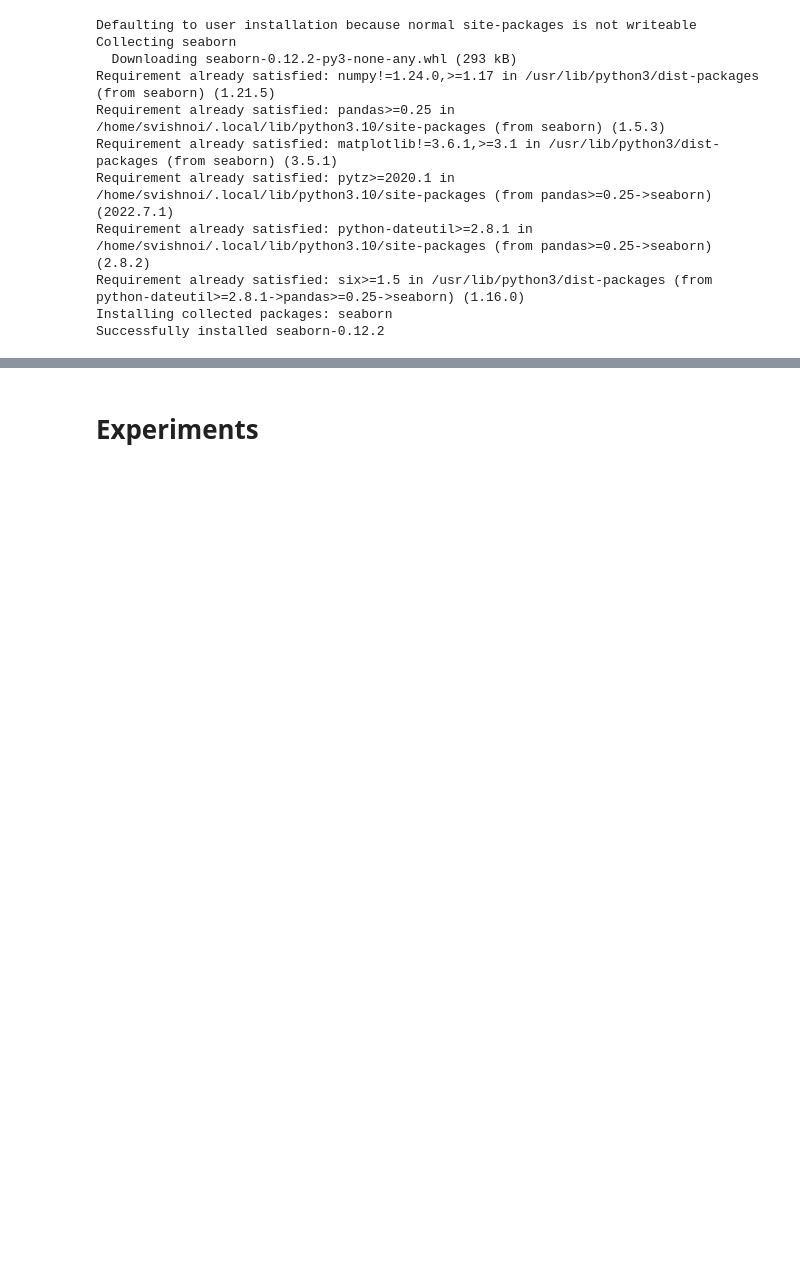
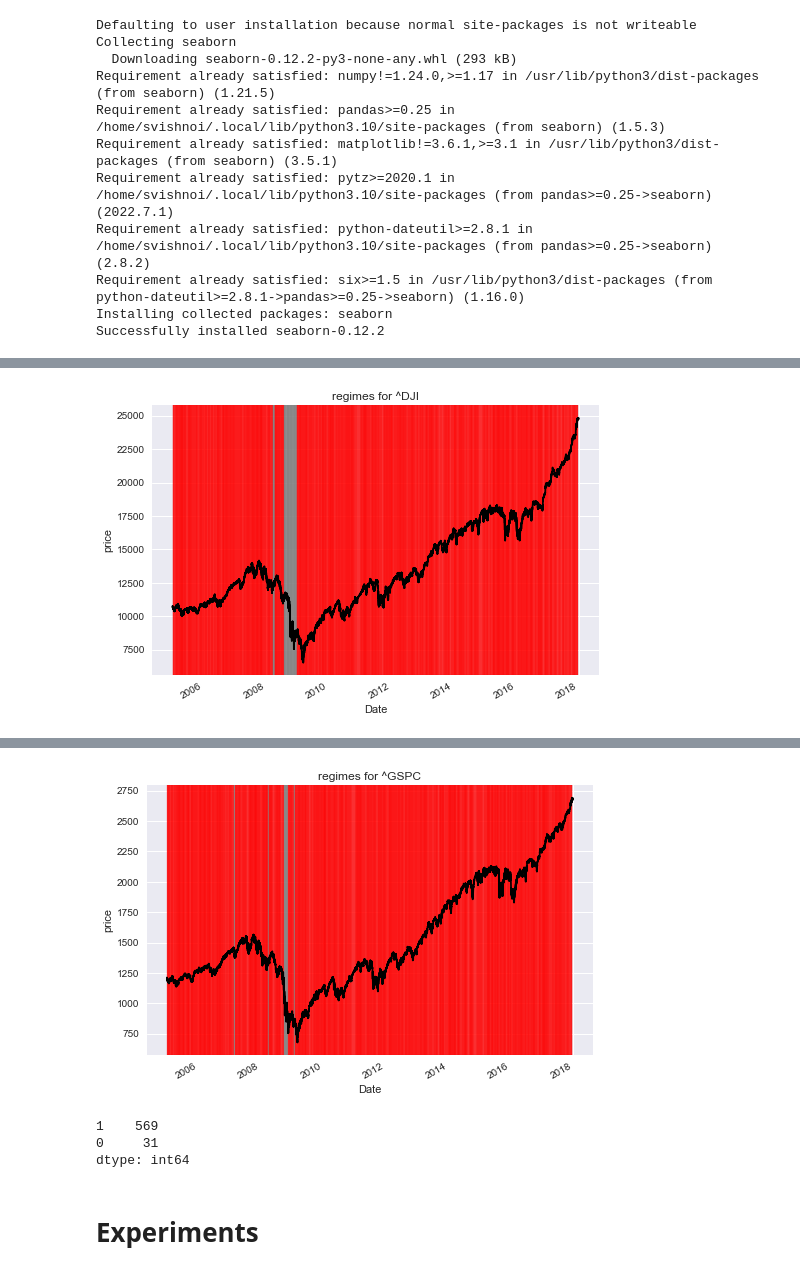
Before and after one commit to uday-31/detecting-market-regime-changes, a Jupyter notebook: detecting-regime-change.ipynb, the cells around one changed output, grey strips where cells are left out. Drawn from its saved outputs; the diff is of its cells as text; code cells hidden in the pictures; blank space fills up the shorter version.

```diff
--- a/detecting-regime-change.ipynb
+++ b/detecting-regime-change.ipynb
@@ -38,13 +38,18 @@ sns.set_theme()
 
 TYPE = 'equity' # 'equity' or 'fx' or 'bond'
 
-TICKER_MAPPER = {'equity':['^DJI','^GSPC','^IXIC'],
+TICKER_MAPPER = {'equity':['^DJI','^GSPC'],
                 'bond':['^TNX', '^IRX'],
                 'fx':['RUB=X','GBP=X','JPY=X']}
 
 TICKERS = TICKER_MAPPER[TYPE]
 START_DATE = "2005-01-01"
-THETA = 0.005
+TRAIN_END = "2017-12-31"
+VALID_START = "2018-01-01"
+VALID_END = "2019-12-31"
+TEST_START = "2020-01-01"
+
+THETA = 0.0025
 NUM_REGIMES = 2
 
 TRADING_DAY = {'equity':6.5, 'fx':12,'bond':9} # number of hours in a day we offset
@@ -53,20 +58,30 @@ TEST_TICKER = TICKERS[-1] # if we need to debug for a single ticker
 """Pipeline"""
 
 df_ts = get_data(TICKERS, START_DATE, TRADING_DAY[TYPE]/2)
-df_ret = df_ts.pct_change().dropna()
 
-DC = {}
-for ticker in TICKERS:
-    DC[ticker] = get_DC_data(df_ts[ticker], THETA)
+ts = {}
+ts['train'] = df_ts.loc[:TRAIN_END,:]
+ts['valid'] = df_ts.loc[VALID_START:VALID_END,:]
+ts['test'] = df_ts.loc[TEST_START:]
+
+dc = {}
+for cat in ['train','valid','test']:
+    dc[cat] = {}
+    for ticker in TICKERS:
+        dc[cat][ticker] = get_DC_data(ts[cat][ticker], THETA)
 
 tmv = {}
 T = {}
 R = {}
+for cat in ['train','valid','test']:
+    tmv[cat], T[cat], R[cat] = {}, {}, {}
+    for ticker in TICKERS:
+        tmv[cat][ticker] = get_TMV(dc[cat][ticker],THETA)
+        T[cat][ticker] = get_T(dc[cat][ticker])
+        R[cat][ticker] = get_R(tmv[cat][ticker],T[cat][ticker],THETA)
+
+regimes = {}
 for ticker in TICKERS:
-    tmv[ticker] = get_TMV(DC[ticker],THETA)
-    T[ticker] = get_T(DC[ticker])
-    R[ticker] = get_R(tmv[ticker],T[ticker],THETA)
-
-for ticker in TICKERS:
-    regimes, model = fit_hmm(NUM_REGIMES, df_ts[ticker], R[ticker], ticker, plot = False)
+    reg, _ = fit_hmm(NUM_REGIMES, ts['train'][ticker], R['train'][ticker], ticker, plot = True, verbose = True)
+    regimes[ticker] = reg
 # %% [output]
@@ -73,0 +108 @@ for ticker in TICKERS:
+[figure, added]
@@ -74,3 +129,10 @@ for ticker in TICKERS:
+[figure, added]
+# %%
+regimes['^DJI'].value_counts()
+# %% [output]
+1    569
+0     31
+dtype: int64
 # %% [markdown]
 # Experiments
 # %% [markdown]
```
Also changed, not shown: parts of 1 cell of this notebook, 1 other file.
